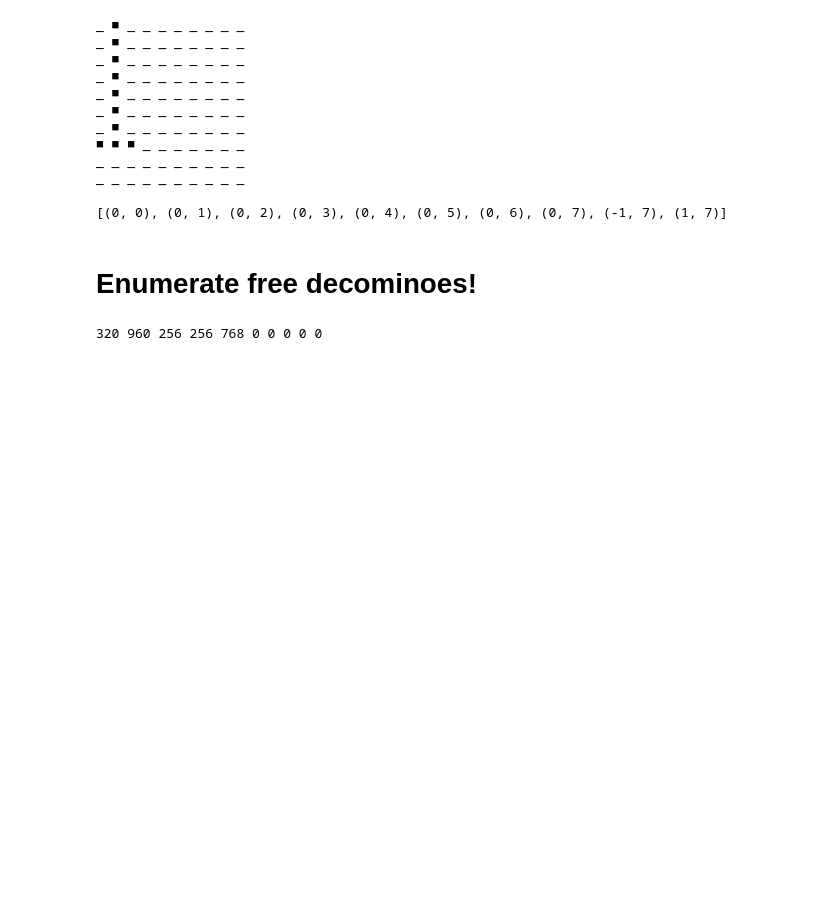
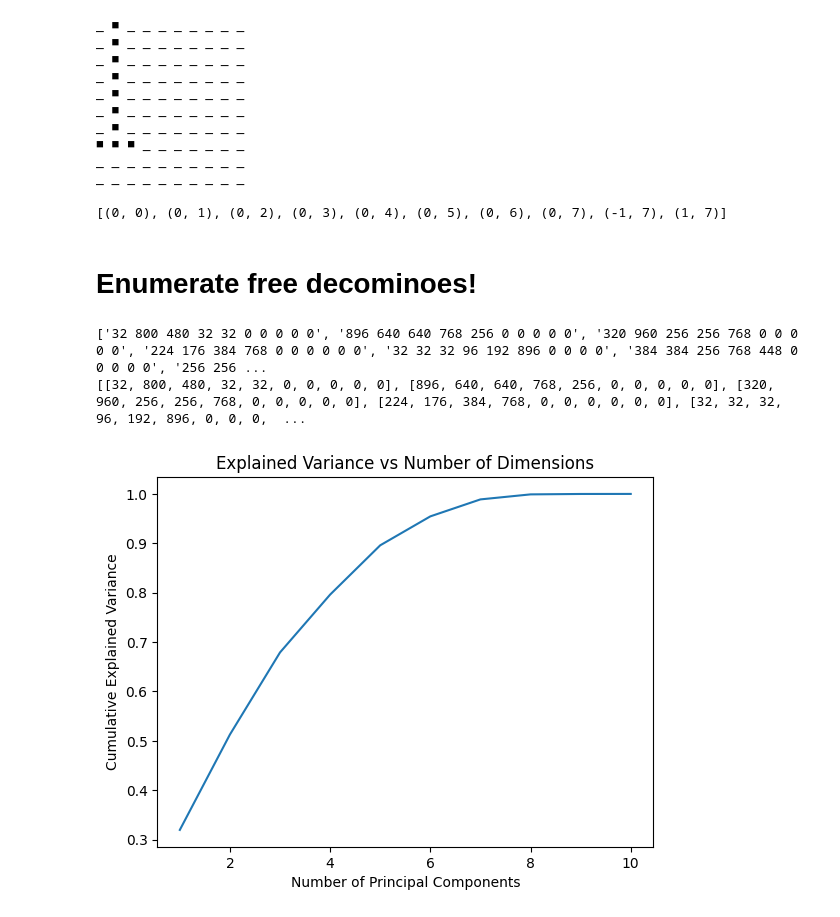
Before and after one commit to sarahhannahwu/benchmarking-creativity, a Jupyter notebook: decominoes.ipynb, the cells around one changed output. Saved outputs shown, nothing was run; the diff lists cells and outputs as text; code cells hidden in the pictures; blank space fills up the shorter version.

```diff
--- a/decominoes.ipynb
+++ b/decominoes.ipynb
@@ -174,6 +175,38 @@ def get_unique_decominoes(decominoes):
 free_decominoes = get_unique_decominoes(decominoes)
-# %%
-
-print(list(free_decominoes)[2])
-# %% [output]
-320 960 256 256 768 0 0 0 0 0
+# %%
+
+free_decominoes_list = list(free_decominoes)
+print(free_decominoes_list)
+# Now each decomino is an item in the list, but I want each decomino represented as a list of its integers
+
+free_decominoes_list_converted = [list(map(int, decomino.split())) for decomino in free_decominoes_list]
+print(free_decominoes_list_converted)
+# %% [output]
+['32 800 480 32 32 0 0 0 0 0', '896 640 640 768 256 0 0 0 0 0', '320 960 256 256 768 0 0 0 0 0', '224 176 384 768 0 0 0 0 0 0', '32 32 32 96 192 896 0 0 0 0', '384 384 256 768 448 0 0 0 0 0', '256 256 ...
+[[32, 800, 480, 32, 32, 0, 0, 0, 0, 0], [896, 640, 640, 768, 256, 0, 0, 0, 0, 0], [320, 960, 256, 256, 768, 0, 0, 0, 0, 0], [224, 176, 384, 768, 0, 0, 0, 0, 0, 0], [32, 32, 32, 96, 192, 896, 0, 0, 0,  ...
+# %%
+from scipy.spatial.distance import pdist, squareform
+import sklearn as skl
+import numpy as np
+
+# Determine the number of optimal number of dimensions for the space
+
+import numpy as np
+from sklearn.decomposition import PCA
+import matplotlib.pyplot as plt
+
+# Convert list of lists into a 2D numpy array
+data = np.array(free_decominoes_list_converted)
+
+# Perform PCA to reduce the data
+pca = PCA()
+pca.fit(data)
+
+# Plot the explained variance ratio to help determine the optimal number of dimensions
+plt.plot(range(1, len(pca.explained_variance_ratio_) + 1), np.cumsum(pca.explained_variance_ratio_))
+plt.xlabel('Number of Principal Components')
+plt.ylabel('Cumulative Explained Variance')
+plt.title('Explained Variance vs Number of Dimensions')
+plt.show()
+# %% [output]
+[figure, added]
```
Also changed, not shown: parts of 3 cells of this notebook, 2 other files.
